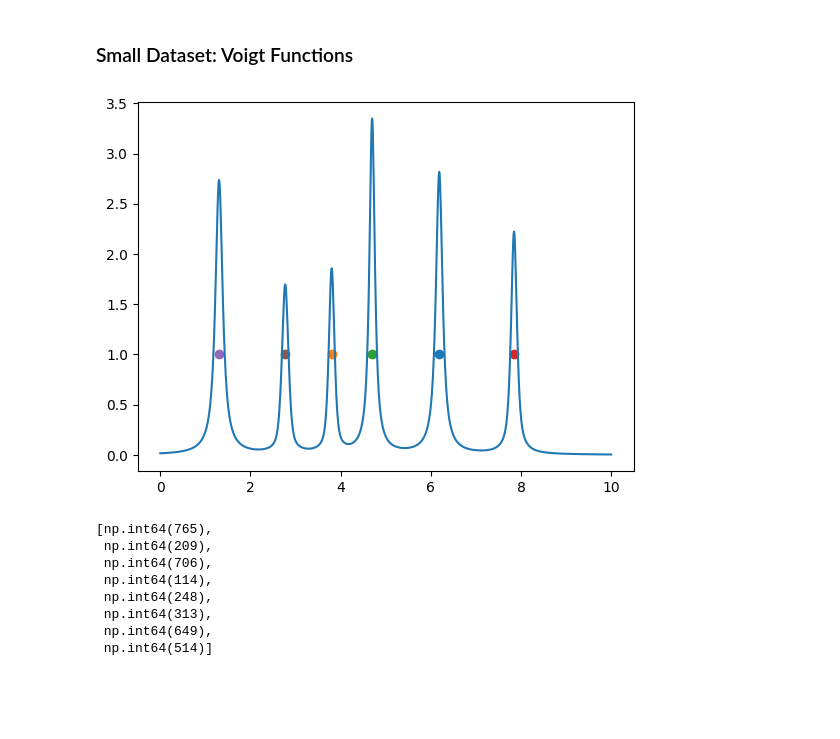
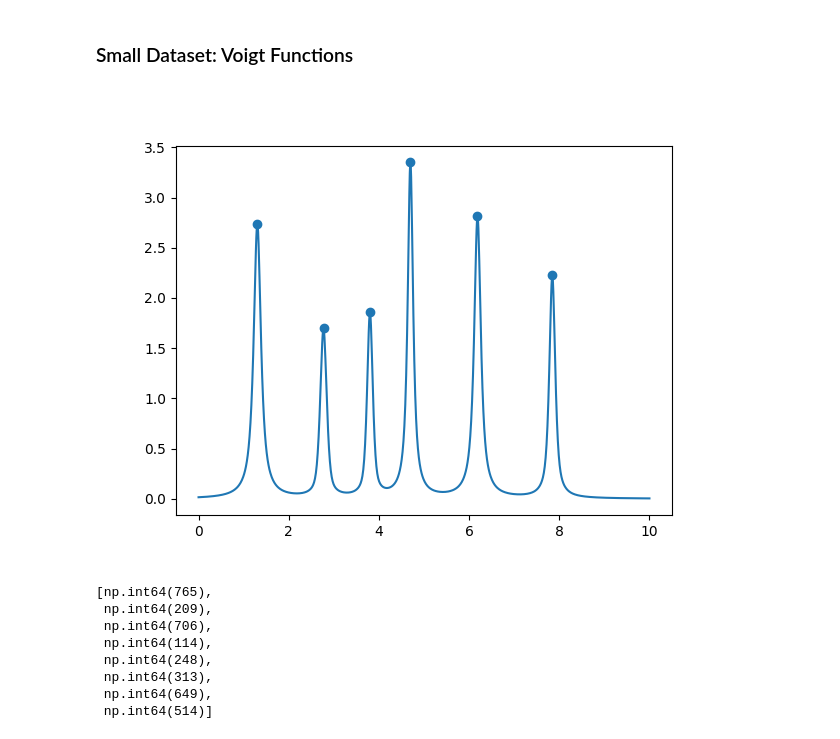
Before and after one commit to soniahasko/internship_2025, a Jupyter notebook: Analytical_Functions/sim_voigt_small.ipynb, the cells around one changed output. Drawn from its saved outputs; the diff is of its cells as text; code cells hidden in the pictures; blank space fills up the shorter version.

```diff
--- a/Analytical_Functions/sim_voigt_small.ipynb
+++ b/Analytical_Functions/sim_voigt_small.ipynb
@@ -60,17 +60,15 @@ for i in range(num_repetitions):
 
         peak_index = np.argmax(pseudo_V)
         peaks.append(peak_index)
-        binary_peaks[i][peak_index] = 1
+
+        trim_min, trim_max = (a - (2*b) / 4, a + (2*b) / 4)
+
+        # Create a boolean mask where x_values are between trim_min and trim_max
+        trim_mask = (x >= trim_min) & (x <= trim_max)
+
+        add_ones = np.where(trim_mask == True)[0]
+        binary_peaks[i][add_ones] = 1
 
     signals[i] = signal
     func_params.append(parameters)
     all_peaks.append(peaks)
-# %%
-# viusalize
-plt.figure()
-i = 15
-plt.plot(x, signals[i])
-for j in range(len(all_peaks[i])):
-    plt.scatter(x[all_peaks[i][j]], 1)
-# %% [output]
-[figure, removed]
@@ -81,3 +77,11 @@ for i in range(num_repetitions):
+# %%
+plt.figure()
+i=15
+plt.plot(x, signals[i])
+plt.scatter(x[all_peaks[i]], signals[i][all_peaks[i]])
+plt.show()
+# %% [output]
+[figure, added]
 # %%
 all_peaks[0]
 # %% [output]
```
Also changed, not shown: parts of 5 cells of this notebook, 2 other files.
